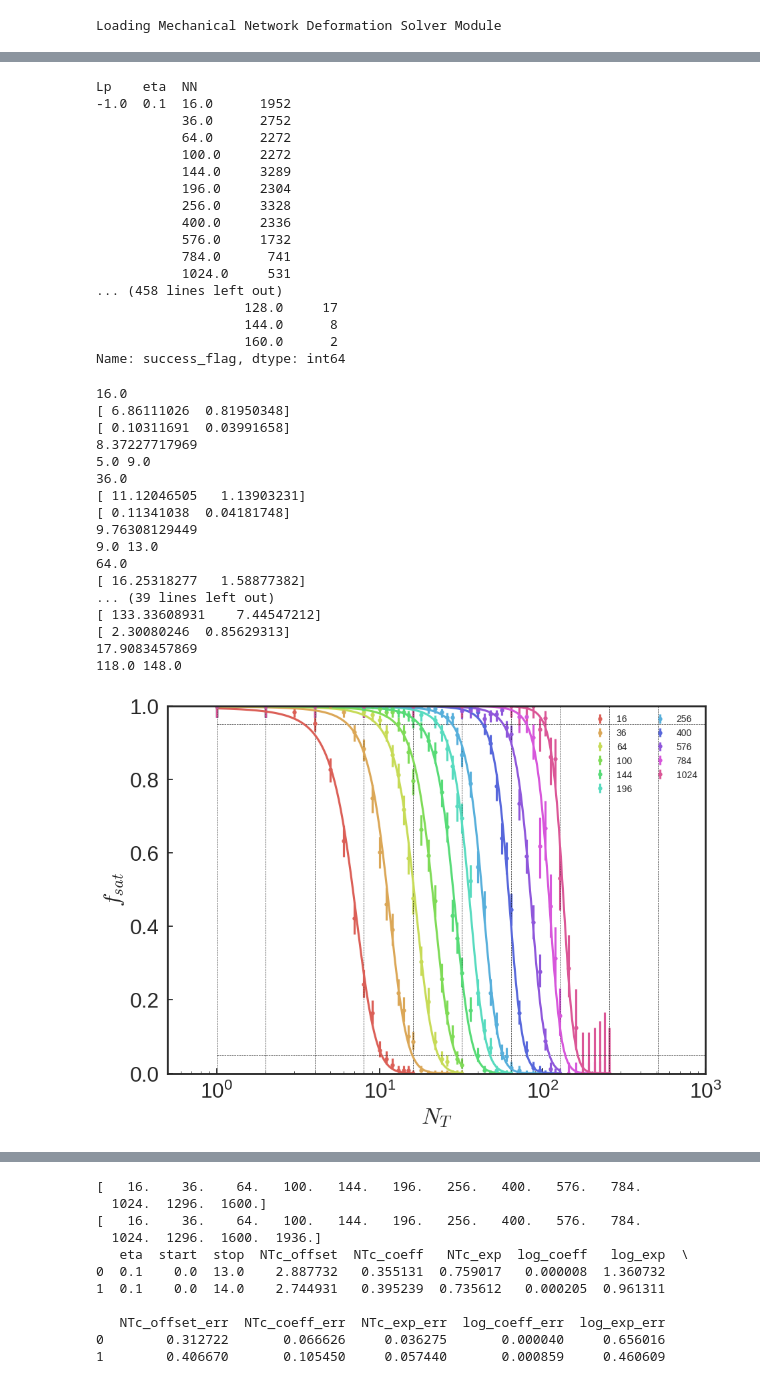
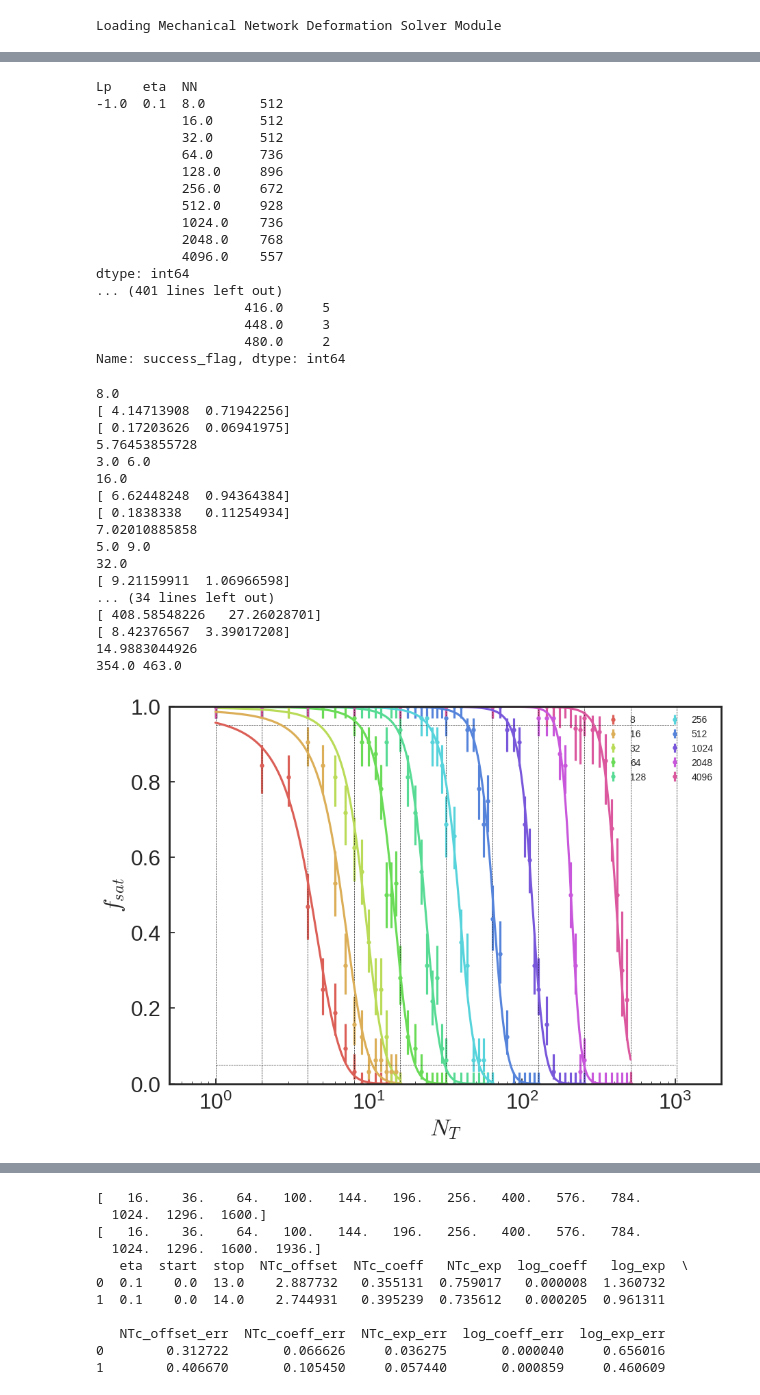
Before and after one commit to jrocks/lib_network_tuning, a Jupyter notebook: notebooks/tuning_disc_phase_space.ipynb, the cells around one changed output, grey strips where cells are left out. Cells and saved outputs as stored; diff of their text form; code cells hidden in the pictures.

```diff
--- a/notebooks/tuning_disc_phase_space.ipynb
+++ b/notebooks/tuning_disc_phase_space.ipynb
@@ -102,7 +102,11 @@ t0 = time.time()
 
 
 #experiments
-name =  "tune_disc_2D_global_fixDZ_0"
+#distorted triangular lattice
+# name =  "tune_disc_2D_global_fixDZ_0"
+#jammed packings
+name =  "tune_disc_2D_global_fixDZ_1"
+
 # name =  "tune_disc_1D_global_fixDZ_0"
 
 
@@ -401,7 +405,7 @@ df_agg['fsat'] = df[(df.obj_func < tol) & (df.success_flag!=2.0)].groupby(['Lp',
 df_agg['niter'] = df[df.success_flag!=2.0].groupby(['Lp', 'NN', 'NTS', 'eta']).aggregate(np.mean)['niter']
 # df_agg['NE'] = df[df.success_flag != 0.0].groupby(['NN', 'NTS', 'eta']).aggregate(np.mean)['NE']
 df_agg['NR'] = df[df.success_flag==0.0].groupby(['Lp', 'NN', 'NTS', 'eta']).aggregate(np.mean)['NR']
-
+df_agg['NR_std'] = df[df.success_flag==0.0].groupby(['Lp', 'NN', 'NTS', 'eta']).aggregate(np.std)['NR']
 
 df_agg = df_agg.fillna(0.0)
 
@@ -435,20 +439,20 @@ df_agg = df_agg.fillna(0.0)
 # df_agg['cost_func_norm_err'] = df.groupby(['NN', 'NTS', 'eta']).std().reset_index()['cost_func'] / np.sqrt(df_agg['count']) / df_agg['NTS']
 # %% [output]
 Lp    eta  NN
--1.0  0.1  16.0      1952
-           36.0      2752
-           64.0      2272
-           100.0     2272
-           144.0     3289
-           196.0     2304
-           256.0     3328
-           400.0     2336
-           576.0     1732
-           784.0      741
-           1024.0     531
-... (458 lines left out)
-                   128.0     17
-                   144.0      8
-                   160.0      2
+-1.0  0.1  8.0       512
+           16.0      512
+           32.0      512
+           64.0      736
+           128.0     896
+           256.0     672
+           512.0     928
+           1024.0    736
+           2048.0    768
+           4096.0    557
+dtype: int64
+... (401 lines left out)
+                   416.0     5
+                   448.0     3
+                   480.0     2
 Name: success_flag, dtype: int64
 # %%
@@ -553,8 +557,8 @@ for (Lp ,eta), group0 in df_agg.groupby(['Lp', 'eta']):
 
 
 
-        avg, std, skew = mcError(NT, fsat, count, func, [15.0, 10.0],
-                                 dist="binomial", bounds=[(1, 300), (1e-2, 100)], plot=False, nresample=100)
+        avg, std, skew = mcError(NT, fsat, count, func, [NN/3.0, NN/10.0],
+                                 dist="binomial", bounds=[(1, 1000), (1e-2, 1000)], plot=False, nresample=100)
 
         print NN
         print avg
@@ -572,50 +576,50 @@ for (Lp ,eta), group0 in df_agg.groupby(['Lp', 'eta']):
 
 
         row = pd.Series({'NN': NN, 'Lp': Lp, 'eta': eta, 'NE': NE, 'NTc': avg[0], 'NTc_err': std[0],
                          'width': avg[1], 'width_err': std[1]})
 
 
         df_fsat = df_fsat.append(row, ignore_index=True)
 
 
     for i in range(0, 11):
         ax1.vlines(2**i, 0, 1.0, color='k', linestyle='dashed', linewidth=0.5)
 
 
     ax1.hlines([0.05, 0.95], 1e0, 1e3, color='k', linestyle='dashed', linewidth=0.5)
 
     ax1.legend(loc="upper right", ncol=2, prop={'size':10})
     ax1.set_xlabel(r'$N_T$')
     ax1.set_ylabel(r'$f_{sat}$')
-    ax1.set_xlim(0.5e0, 1e3)
+    ax1.set_xlim(0.5e0, 2e3)
     ax1.set_xscale('log')
     ax1.set_ylim(0,1)
 
 #     ax1.set_title(r'$\log(p)={0:.1f}, \Delta={1:.1E}$'.format(Lp, eta))
 
     # plt.savefig("prob_success_err.png")
     # plt.savefig("fsat_slice_2D.eps")
 
     plt.show()
 # %% [output]
+8.0
+[ 4.14713908  0.71942256]
+[ 0.17203626  0.06941975]
+5.76453855728
+3.0 6.0
 16.0
-[ 6.86111026  0.81950348]
-[ 0.10311691  0.03991658]
-8.37227717969
+[ 6.62448248  0.94364384]
+[ 0.1838338   0.11254934]
+7.02010885858
 5.0 9.0
-36.0
-[ 11.12046505   1.13903231]
-[ 0.11341038  0.04181748]
-9.76308129449
-9.0 13.0
-64.0
-[ 16.25318277   1.58877382]
-... (39 lines left out)
-[ 133.33608931    7.44547212]
-[ 2.30080246  0.85629313]
-17.9083457869
-118.0 148.0
+32.0
+[ 9.21159911  1.06966598]
+... (34 lines left out)
+[ 408.58548226   27.26028701]
+[ 8.42376567  3.39017208]
+14.9883044926
+354.0 463.0
-[figure, old version]
+[figure, new version]
 # %%
 func = lambda x, mu, sigma : sp.special.expit(-(x-mu) / sigma / np.sqrt(2))
 
```
Also changed, not shown: parts of 7 cells of this notebook, 3 other files.
